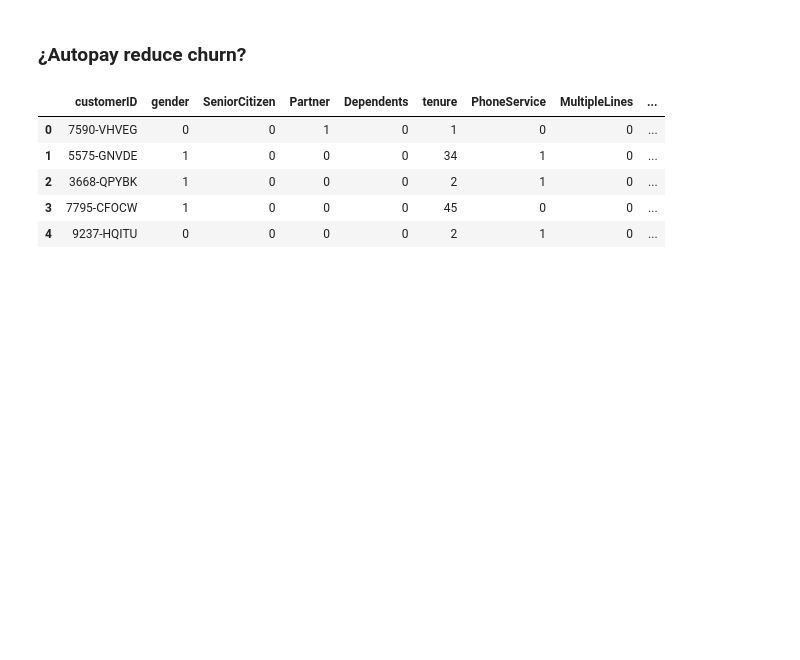
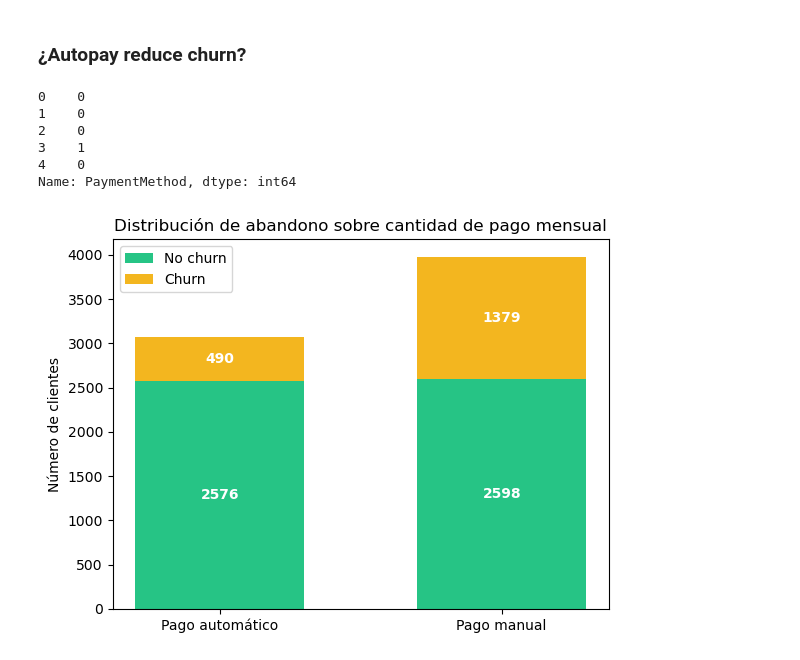
Before and after one commit to Jaumeesoleer/telco-churn-prediction, a Jupyter notebook: notebooks/EDA.ipynb, the cells around one changed output. Drawn from its saved outputs; the diff is of its cells as text; code cells hidden in the pictures; blank space fills up the shorter version.

```diff
--- a/notebooks/EDA.ipynb
+++ b/notebooks/EDA.ipynb
@@ -379,11 +379,44 @@ plt.show()
 # %% [markdown]
 ### ¿Autopay reduce churn?
 # %%
-telco_df.head()
+autopay = telco_df['PaymentMethod'].head()
 # %% [output]
-|  | customerID | gender | SeniorCitizen | Partner | Dependents | tenure | PhoneService | MultipleLines | ... |
-| 0 | 7590-VHVEG | 0 | 0 | 1 | 0 | 1 | 0 | 0 | ... |
-| 1 | 5575-GNVDE | 1 | 0 | 0 | 0 | 34 | 1 | 0 | ... |
-| 2 | 3668-QPYBK | 1 | 0 | 0 | 0 | 2 | 1 | 0 | ... |
-| 3 | 7795-CFOCW | 1 | 0 | 0 | 0 | 45 | 0 | 0 | ... |
-| 4 | 9237-HQITU | 0 | 0 | 0 | 0 | 2 | 1 | 0 | ... |
+0    0
+1    0
+2    0
+3    1
+4    0
+Name: PaymentMethod, dtype: int64
+# %%
+labels = ['Pago automático', 'Pago manual']
+p_less_counts = telco_df[telco_df['PaymentMethod'] == 1]['Churn'].value_counts()
+p_over_counts = telco_df[telco_df['PaymentMethod'] == 0]['Churn'].value_counts()
+# %%
+fig, ax = plt.subplots()
+width = 0.6
+ax.bar(
+    labels,
+    [p_less_counts[0], p_over_counts[0]],
+    width,
+    label = 'No churn',
+    color = '#26C485'
+)
+ax.bar(
+    labels,
+    [p_less_counts[1], p_over_counts[1]],
+    width,
+    bottom= [p_less_counts[0], p_over_counts[0]],
+    label = 'Churn',
+    color = '#F3B61F'
+)
+ax.set_ylabel('Número de clientes')
+ax.set_title('Distribución de abandono sobre tipo de pago mensual')
+ax.legend()
+for p in ax.patches:
+    width, height = p.get_width(), p.get_height(),
+    x,y = p.get_xy()
+    if height > 0:
+        ax.annotate(f'{int(height)}', (x + width/2, y + height/2), ha='center', va='center', color='white', weight='bold')
+plt.show()
+# %% [output]
+[figure, added]
```
